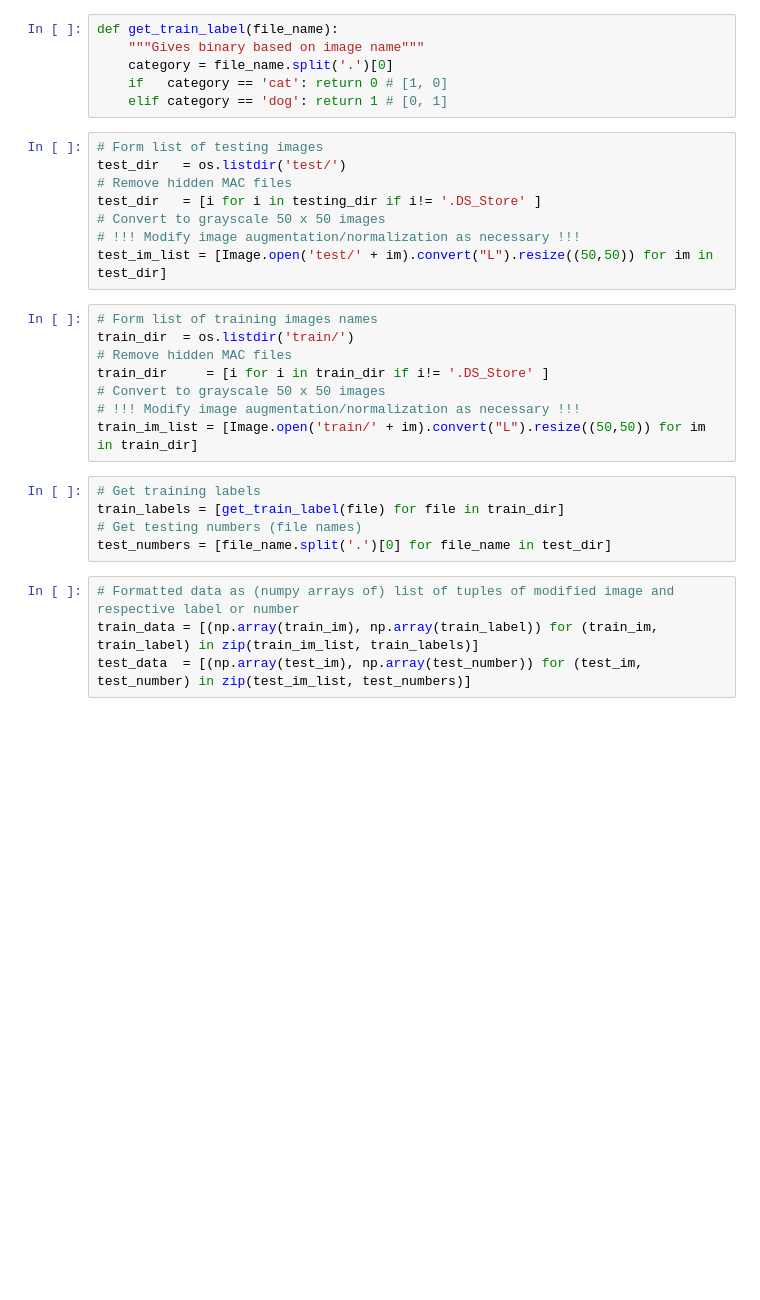
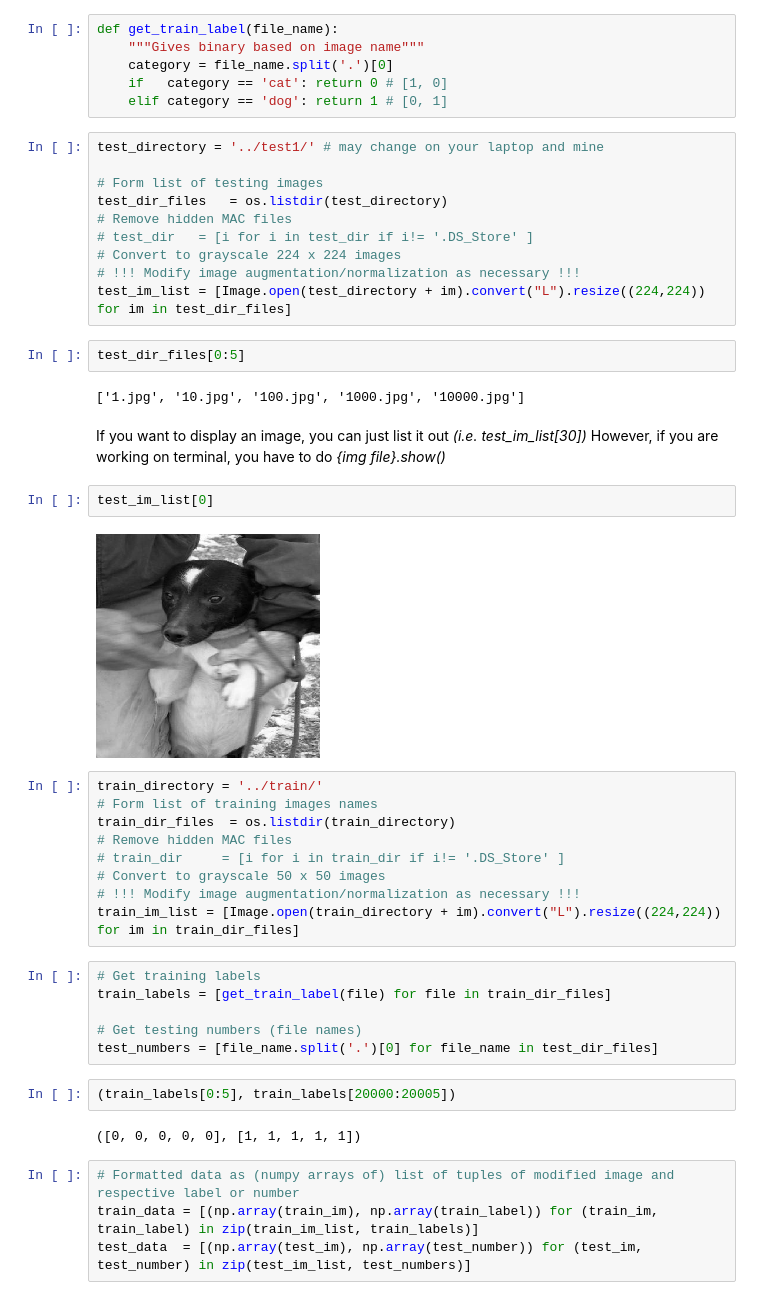
Before and after one commit to laic5/catvsdog, a Jupyter notebook: TF-141 Charlie Squad _ Doge or Cade.ipynb, the cells around one changed output. Drawn from its saved outputs; the diff is of its cells as text; blank space fills up the shorter version.

Commit message:
Got the code to run, modified Image processing part to 224x224

```diff
--- a/TF-141 Charlie Squad _ Doge or Cade.ipynb
+++ b/TF-141 Charlie Squad _ Doge or Cade.ipynb
@@ -14,27 +19,46 @@ def get_train_label(file_name):
     category = file_name.split('.')[0]
     if   category == 'cat': return 0 # [1, 0]
     elif category == 'dog': return 1 # [0, 1]
+# %%
+test_directory = '../test1/' # may change on your laptop and mine
+
+# Form list of testing images
+test_dir_files   = os.listdir(test_directory)
+# Remove hidden MAC files
+# test_dir   = [i for i in test_dir if i!= '.DS_Store' ]
+# Convert to grayscale 224 x 224 images
+# !!! Modify image augmentation/normalization as necessary !!!
+test_im_list = [Image.open(test_directory + im).convert("L").resize((224,224)) for im in test_dir_files]
+# %%
+test_dir_files[0:5]
+# %% [output]
+['1.jpg', '10.jpg', '100.jpg', '1000.jpg', '10000.jpg']
+# %% [markdown]
+If you want to display an image, you can just list it out *(i.e. test_im_list[30])*
+However, if you are working on terminal, you have to do *{img file}.show()*
+# %%
+test_im_list[0]
+# %% [output]
+[figure, added]
 # %%
-# Form list of testing images
-test_dir   = os.listdir('test/')
+train_directory = '../train/'
+# Form list of training images names
+train_dir_files  = os.listdir(train_directory)
 # Remove hidden MAC files
-test_dir   = [i for i in testing_dir if i!= '.DS_Store' ]
+# train_dir     = [i for i in train_dir if i!= '.DS_Store' ]
 # Convert to grayscale 50 x 50 images
 # !!! Modify image augmentation/normalization as necessary !!!
-test_im_list = [Image.open('test/' + im).convert("L").resize((50,50)) for im in test_dir]
+train_im_list = [Image.open(train_directory + im).convert("L").resize((224,224)) for im in train_dir_files]
-# %%
-# Form list of training images names
-train_dir  = os.listdir('train/')
-# Remove hidden MAC files
-train_dir     = [i for i in train_dir if i!= '.DS_Store' ]
-# Convert to grayscale 50 x 50 images
-# !!! Modify image augmentation/normalization as necessary !!!
-train_im_list = [Image.open('train/' + im).convert("L").resize((50,50)) for im in train_dir]
 # %%
 # Get training labels
-train_labels = [get_train_label(file) for file in train_dir]
+train_labels = [get_train_label(file) for file in train_dir_files]
+
 # Get testing numbers (file names)
-test_numbers = [file_name.split('.')[0] for file_name in test_dir]
+test_numbers = [file_name.split('.')[0] for file_name in test_dir_files]
+# %%
+(train_labels[0:5], train_labels[20000:20005])
+# %% [output]
+([0, 0, 0, 0, 0], [1, 1, 1, 1, 1])
 # %%
 # Formatted data as (numpy arrays of) list of tuples of modified image and respective label or number
 train_data = [(np.array(train_im), np.array(train_label)) for (train_im, train_label) in zip(train_im_list, train_labels)]
```
Also changed, not shown: parts of 3 cells of this notebook.
